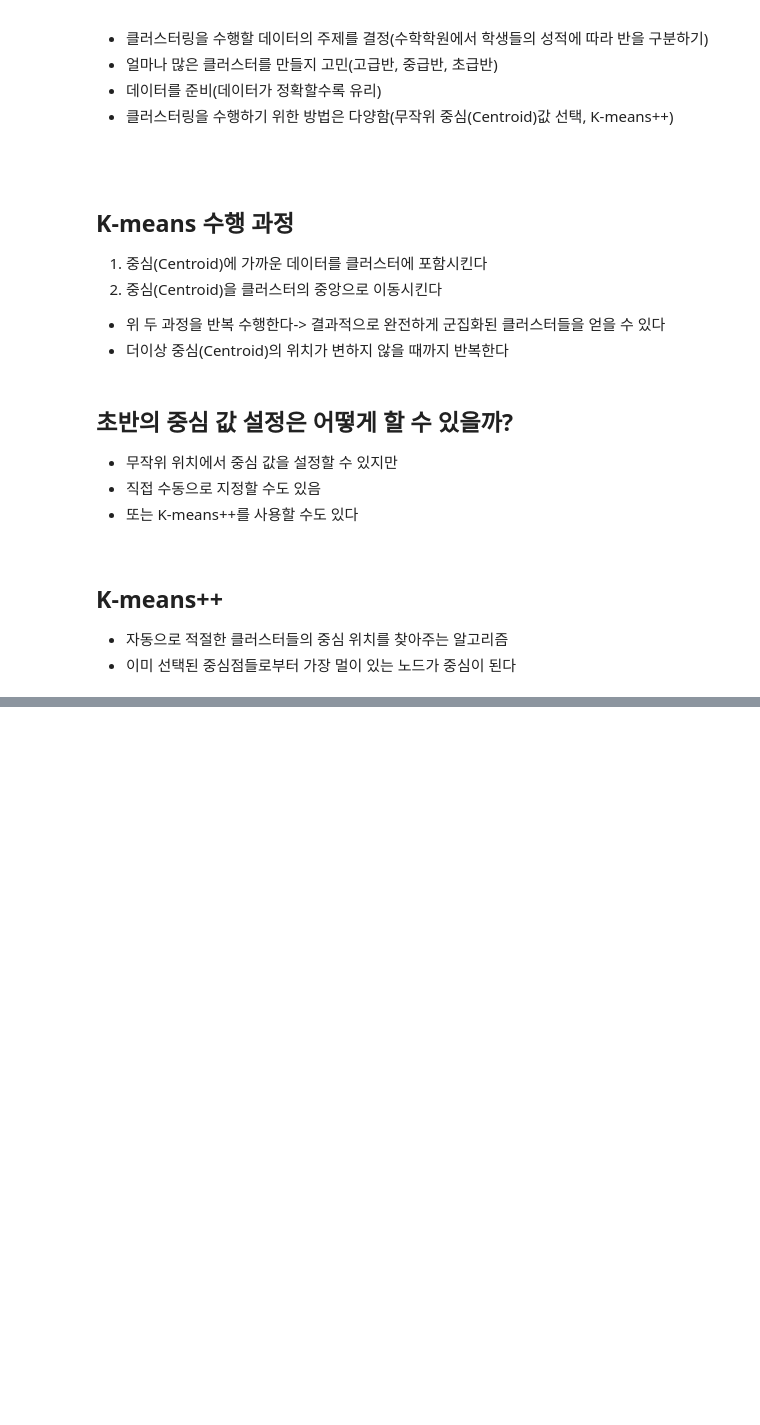
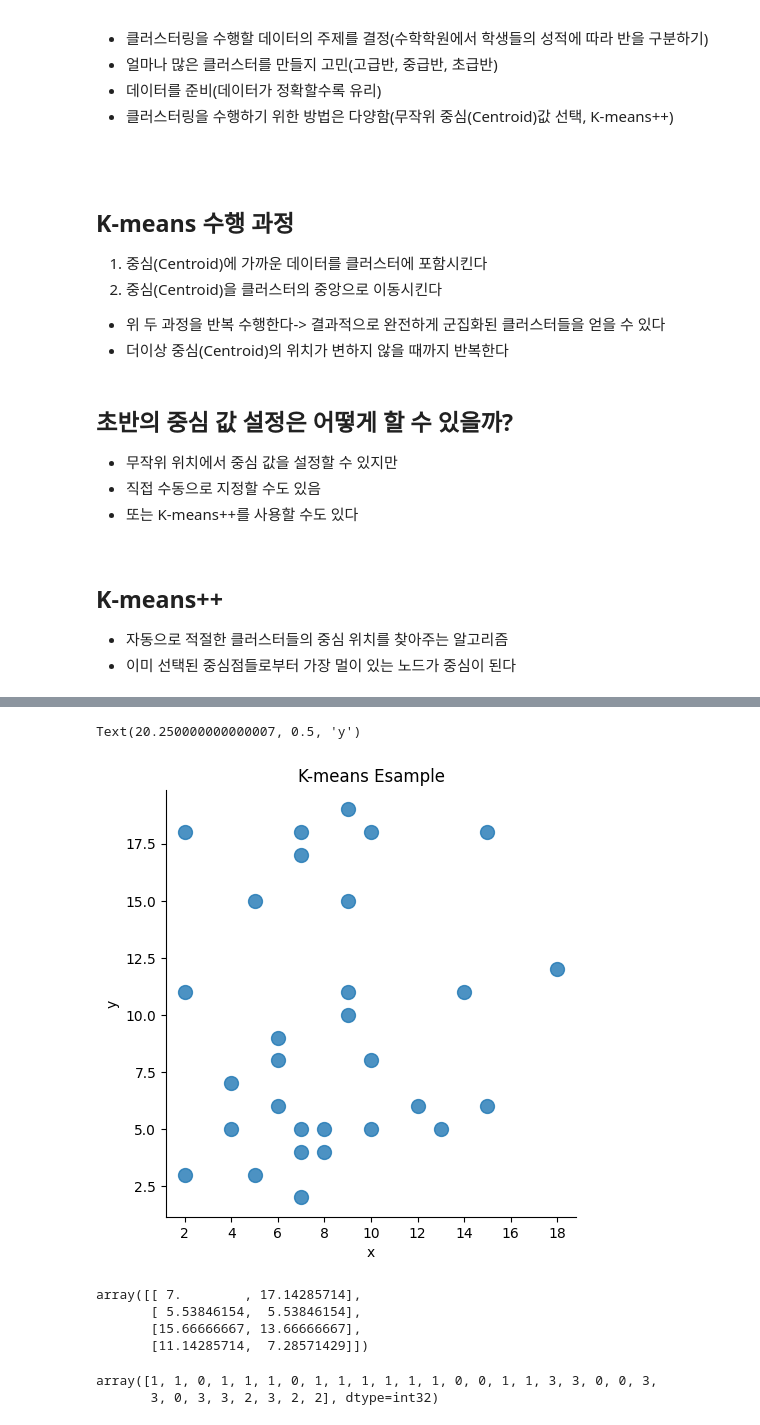
Before and after one commit to ChaesongYun/Tensorflow, a Jupyter notebook: 빅데이터K평균.ipynb, the cells around one changed output, grey strips where cells are left out. Saved outputs shown, nothing was run; the diff lists cells and outputs as text; code cells hidden in the pictures; blank space fills up the shorter version.

```diff
--- a/빅데이터K평균.ipynb
+++ b/빅데이터K평균.ipynb
@@ -32,0 +40,33 @@
+# %%
+df = pd.DataFrame(columns=['x', 'y'])
+# %%
+df.loc[0] = [2, 3]
+df.loc[1] = [2, 11]
+df.loc[2] = [2, 18]
+df.loc[3] = [4, 5]
+df.loc[4] = [4, 7]
+df.loc[5] = [5, 3]
+df.loc[6] = [5, 15]
+df.loc[7] = [6, 6]
+df.loc[8] = [6 ,8]
+df.loc[9] = [6, 9]
+df.loc[10] = [7, 2]
+df.loc[11] = [7, 4]
+df.loc[12] = [7, 5]
+df.loc[13] = [7, 17]
+df.loc[14] = [7, 18]
+df.loc[15] = [8, 5]
+df.loc[16] = [8 ,4]
+df.loc[17] = [9, 10]
+df.loc[18] = [9, 11]
+df.loc[19] = [9, 15]
+df.loc[20] = [9, 19]
+df.loc[21] = [10, 5]
+df.loc[22] = [10, 8]
+df.loc[23] = [10, 18]
+df.loc[24] = [12, 6]
+df.loc[25] = [13, 5]
+df.loc[26] = [14, 11]
+df.loc[27] = [15, 6]
+df.loc[28] = [15, 18]
+df.loc[29] = [18, 12]
@@ -32,0 +146,22 @@
+# %%
+sb.lmplot(x= 'x', y='y', data=df, fit_reg=False, scatter_kws={'s':100})
+plt.title('K-means Esample')
+plt.xlabel('x')
+plt.ylabel('y')
+# %% [output]
+Text(20.250000000000007, 0.5, 'y')
+[figure, added]
+# %%
+points = df.values
+kmeans = KMeans(n_clusters=4).fit(points)
+kmeans.cluster_centers_
+# %% [output]
+array([[ 7.        , 17.14285714],
+       [ 5.53846154,  5.53846154],
+       [15.66666667, 13.66666667],
+       [11.14285714,  7.28571429]])
+# %%
+kmeans.labels_
+# %% [output]
+array([1, 1, 0, 1, 1, 1, 0, 1, 1, 1, 1, 1, 1, 0, 0, 1, 1, 3, 3, 0, 0, 3,
+       3, 0, 3, 3, 2, 3, 2, 2], dtype=int32)
```
Also changed, not shown: parts of 4 cells of this notebook.
